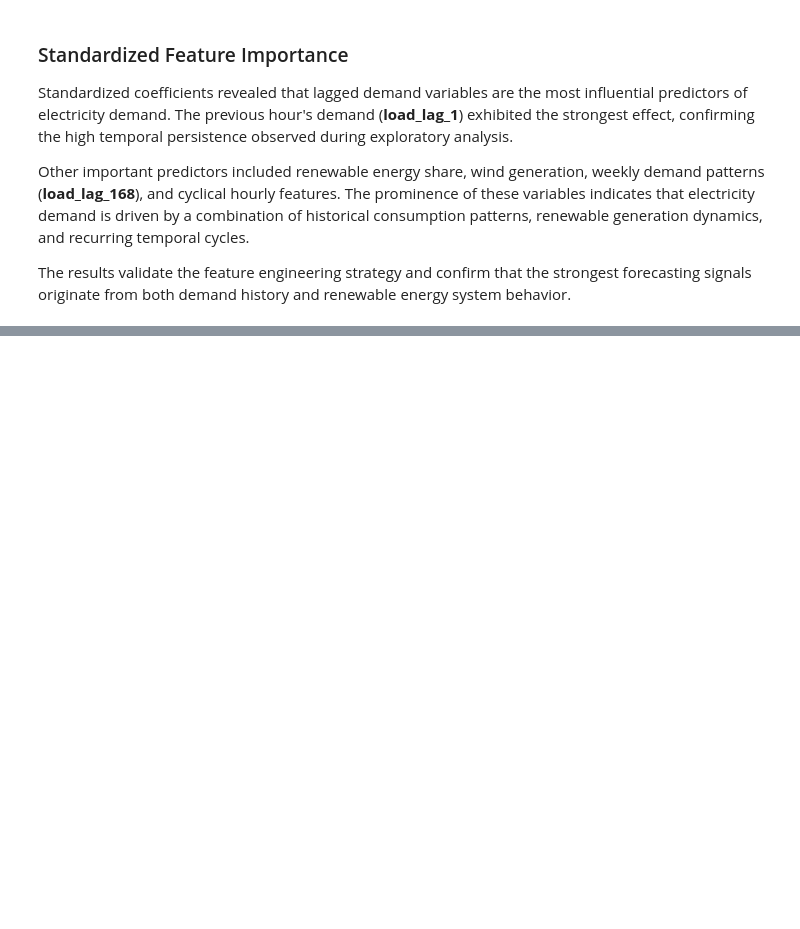
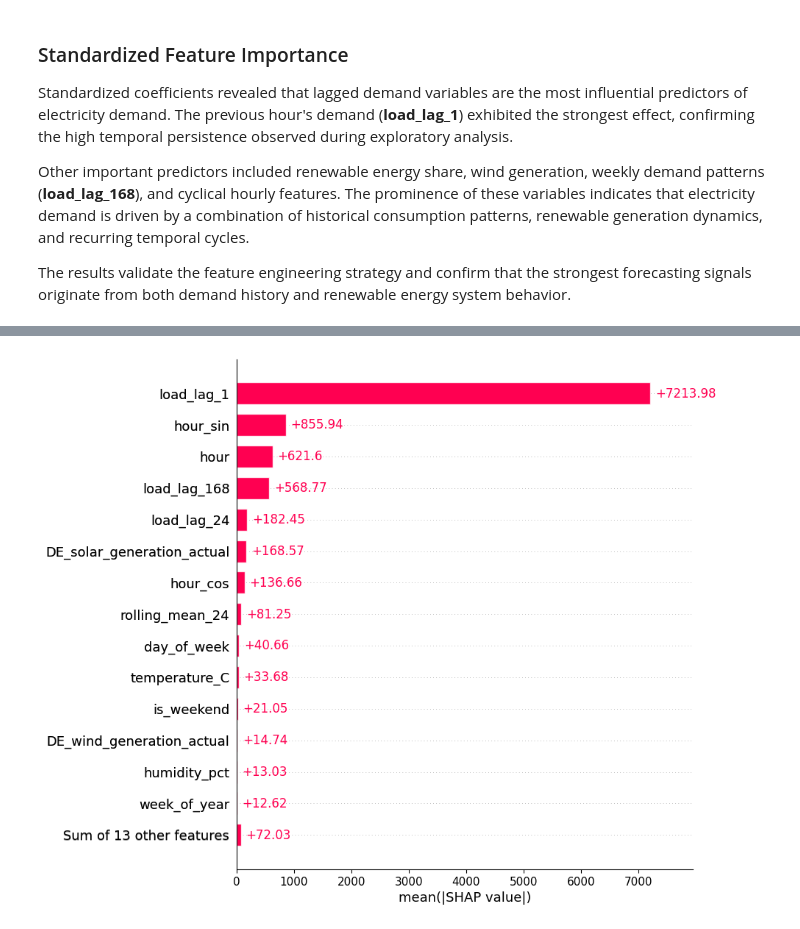
Before and after one commit to Kendivoen/energy-analytics-platform, a Jupyter notebook: notebooks/05_demand_forecasting.ipynb, the cells around one changed output, grey strips where cells are left out. Cells and saved outputs as stored; diff of their text form; code cells hidden in the pictures; blank space fills up the shorter version.

```diff
--- a/notebooks/05_demand_forecasting.ipynb
+++ b/notebooks/05_demand_forecasting.ipynb
@@ -383,0 +782,11 @@ The results validate the feature engineering strategy and confirm that the stron
+# %%
+shap.plots.bar(
+    shap.Explanation(
+        values=shap_values,
+        data=X_sample.values,
+        feature_names=X_sample.columns
+    ),
+    max_display=15
+)
+# %% [output]
+[figure, added]
```
Also changed, not shown: parts of 52 cells of this notebook.
